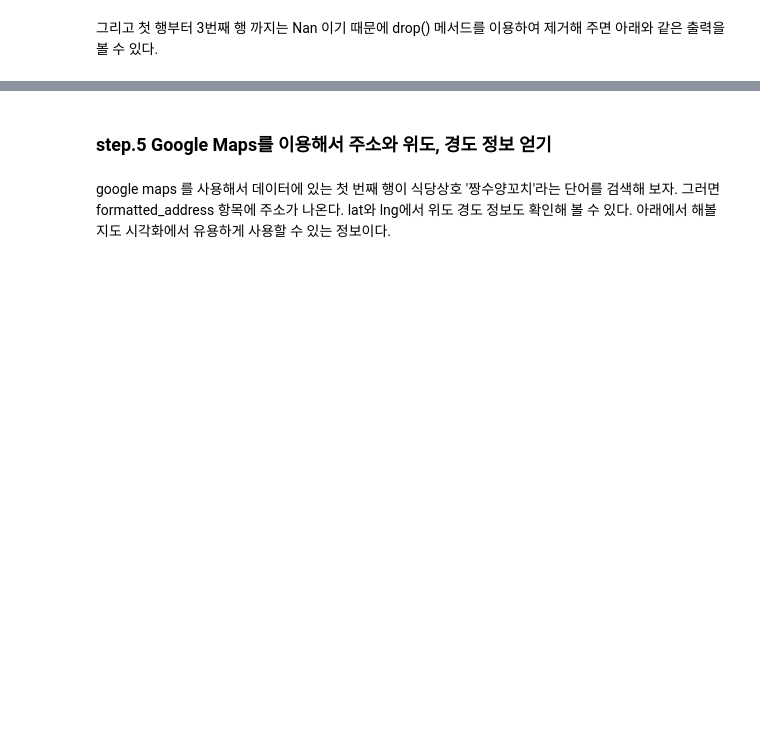
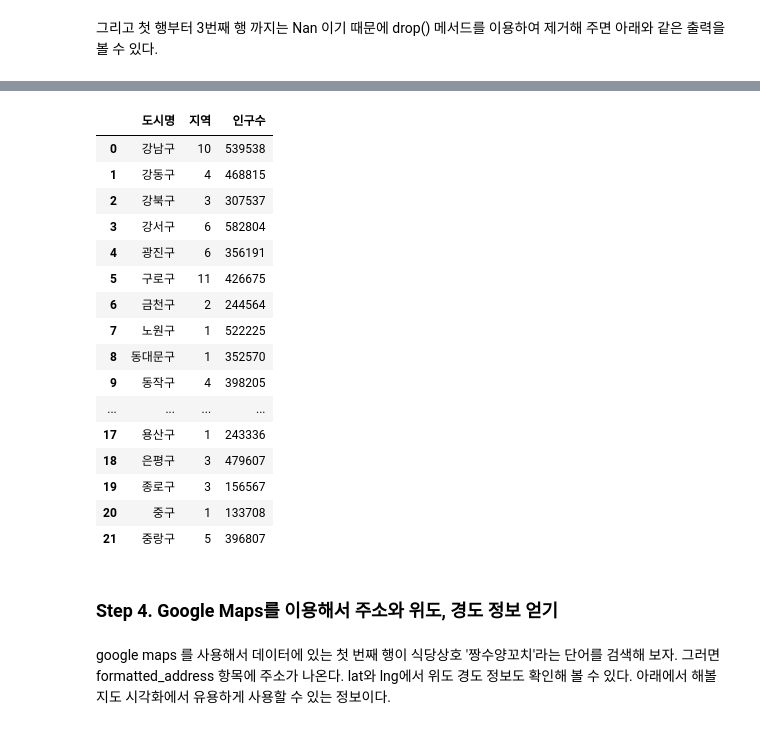
Before and after one commit to jaeyoon89/tasty_road, a Jupyter notebook: tasty_road.ipynb, the cells around one changed output, grey strips where cells are left out. Saved outputs shown, nothing was run; the diff lists cells and outputs as text; code cells hidden in the pictures; blank space fills up the shorter version.

```diff
--- a/tasty_road.ipynb
+++ b/tasty_road.ipynb
@@ -84,0 +93,7 @@ seoul_df.head()
+# %%
+cencus_seoul_gu = cencus_seoul.drop(['기간','세대','남자','여자','계.1','남자.1','여자.1','계.2',
+                         '남자.2','여자.2','세대당인구','65세이상고령자'], axis=1)
+cencus_seoul_gu = cencus_seoul_gu.drop(cencus_seoul.index[0])
+
+cencus_seoul_gu.rename(columns = {'자치구':'도시명',
+                                  '계':'인구수'}, inplace=True)
@@ -133,0 +197,5 @@ seoul_df_raw.set_index('지역')
+# %%
+seoul_df_area = seoul_df_raw.groupby('도시명').count()[['지역']]
+
+seoul_df_area = seoul_df_area.reset_index()
+seoul_df_area.head()
@@ -134,5 +218,26 @@ seoul_df_raw.set_index('지역')
+# %%
+seoul_merged_df = pd.merge(seoul_df_area, cencus_seoul_gu)
+seoul_merged_df
+# %% [output]
+|  | 도시명 | 지역 | 인구수 |
+| 0 | 강남구 | 10 | 539538 |
+| 1 | 강동구 | 4 | 468815 |
+| 2 | 강북구 | 3 | 307537 |
+| 3 | 강서구 | 6 | 582804 |
+| 4 | 광진구 | 6 | 356191 |
+| 5 | 구로구 | 11 | 426675 |
+| 6 | 금천구 | 2 | 244564 |
+| 7 | 노원구 | 1 | 522225 |
+| 8 | 동대문구 | 1 | 352570 |
+| 9 | 동작구 | 4 | 398205 |
+| ... | ... | ... | ... |
+| 17 | 용산구 | 1 | 243336 |
+| 18 | 은평구 | 3 | 479607 |
+| 19 | 종로구 | 3 | 156567 |
+| 20 | 중구 | 1 | 133708 |
+| 21 | 중랑구 | 5 | 396807 |
 # %% [markdown]
-### step.5 Google Maps를 이용해서 주소와 위도, 경도 정보 얻기
+### Step 4. Google Maps를 이용해서 주소와 위도, 경도 정보 얻기
 # %% [markdown]
 google maps 를 사용해서 데이터에 있는 첫 번째 행이 식당상호 '짱수양꼬치'라는 단어를 검색해 보자. 그러면 formatted_address 항목에 주소가 나온다. lat와 lng에서 위도 경도 정보도 확인해 볼 수 있다. 아래에서 해볼 지도 시각화에서 유용하게 사용할 수 있는 정보이다.
 # %%
```
Also changed, not shown: parts of 58 cells of this notebook.
